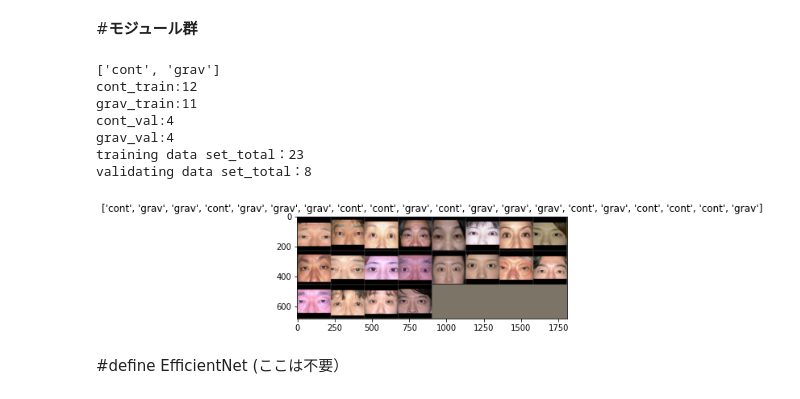
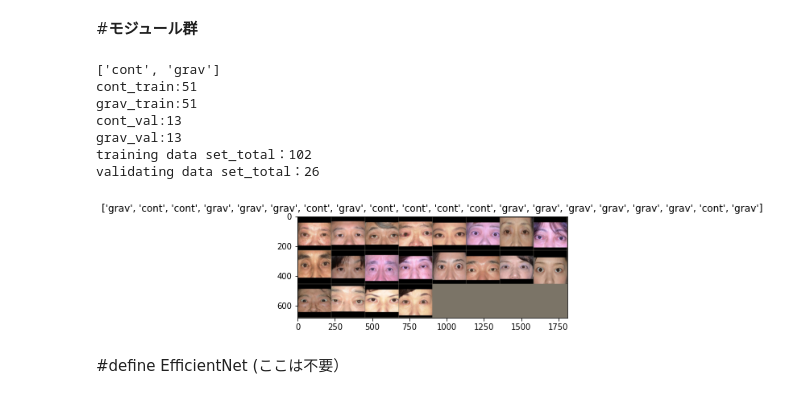
Before and after one commit to ykitaguchi77/PreProcess_Image, a Jupyter notebook: EfficientNet_b4_ImageNet_adabound_ValidationTest.ipynb, the cells around one changed output. Saved outputs shown, nothing was run; the diff lists cells and outputs as text; code cells hidden in the pictures.

```diff
--- a/EfficientNet_b4_ImageNet_adabound_ValidationTest.ipynb
+++ b/EfficientNet_b4_ImageNet_adabound_ValidationTest.ipynb
@@ -114,7 +114,7 @@ data_transforms = {
     ]),
 }
 
-data_dir = '/content/drive/My Drive/Grav_bootcamp/PrePlusTrain_32'
+data_dir = '/content/drive/My Drive/Grav_bootcamp/PrePlusTrain_128'
 n_samples = len(data_dir)
 
 image_datasets = {x: datasets.ImageFolder(os.path.join(data_dir, x),
@@ -312,40 +312,40 @@ def train_model(model, criterion, optimizer, patience, num_epochs):
 
 
 #Visualize model
 def visualize_model(model, num_images=6):
     was_training = model.training
     model.eval()
     images_so_far = 0
     fig = plt.figure()
 
     with torch.no_grad():
         for i, (inputs, labels) in enumerate(dataloaders['val']):
             inputs = inputs.to(device)
             labels = labels.to(device)
 
             outputs = model(inputs)
             _, preds = torch.max(outputs, 1)
 
             for j in range(inputs.size()[0]):
                 images_so_far += 1
                 ax = plt.subplot(num_images//2, 2, images_so_far)
                 ax.axis('off')
                 ax.set_title('predicted: {}'.format(class_names[preds[j]]))
                 imshow(inputs.cpu().data[j])
 
                 if images_so_far == num_images:
                     model.train(mode=was_training)
                     return
         model.train(mode=was_training)
 # %% [output]
 ['cont', 'grav']
-cont_train:12
-grav_train:11
-cont_val:4
-grav_val:4
-training data set_total：23
-validating data set_total：8
+cont_train:51
+grav_train:51
+cont_val:13
+grav_val:13
+training data set_total：102
+validating data set_total：26
-[figure, old version]
+[figure, new version]
 # %% [markdown]
 #define EfficientNet (ここは不要）
 # %% [markdown]
```
Also changed, not shown: parts of 7 cells of this notebook.
